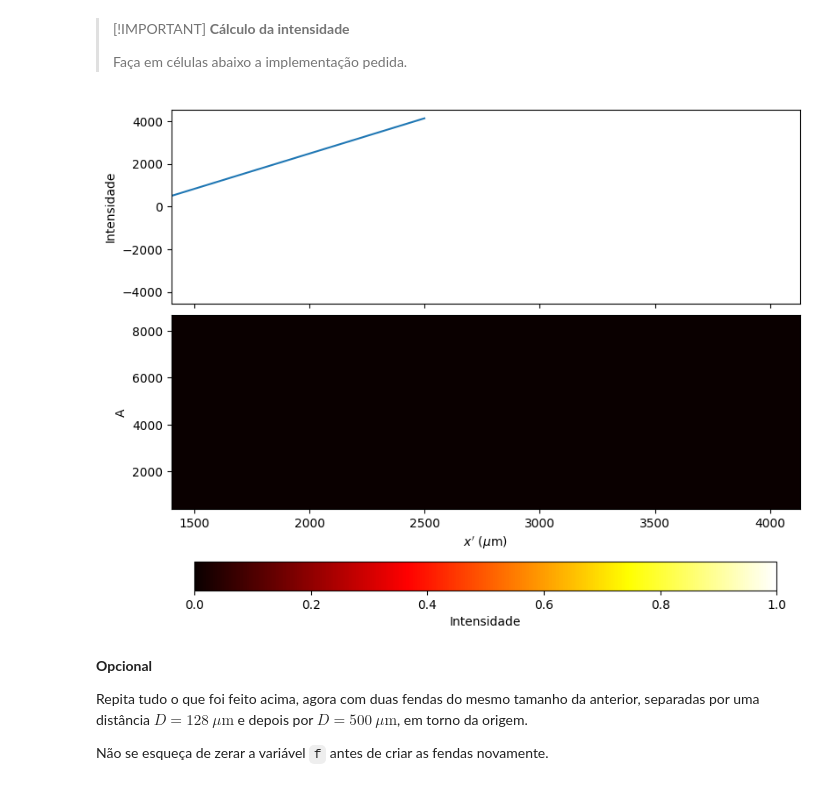
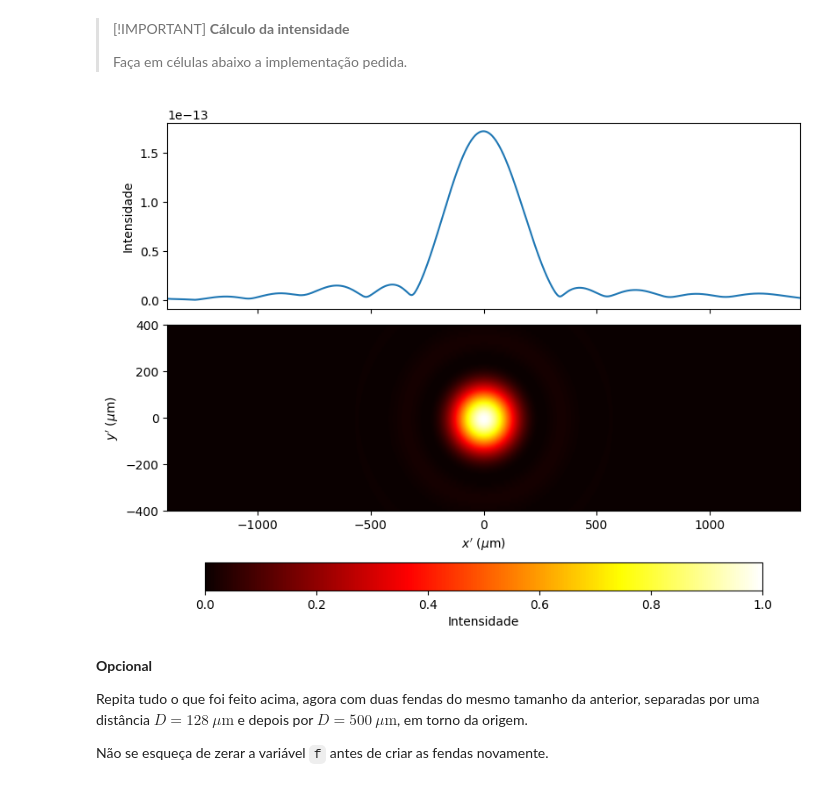
Before and after one commit to igor-inoue/trabalho_2, a Jupyter notebook: 02-trabalho_2.ipynb, the cells around one changed output. Cells and saved outputs as stored; diff of their text form; code cells hidden in the pictures.

```diff
--- a/02-trabalho_2.ipynb
+++ b/02-trabalho_2.ipynb
@@ -698,38 +698,38 @@ Vamos fazer isso de forma eficiente utilizando o pacote `fft` do SciPy.
 ####################################################
 ####################################################
 ####################################################
 
 L = 5 * 10 ** 6 # define L conforme o enunciado
 lb = 0.00185 # define lambda conforme o enunciado
 k = 2 * np.pi / lb # define k conforme o enunciado
 
 import scipy.fft as spfft
 
 fft_G = spfft.fft2( f * np.exp(1j * k / (2 * L) * (xc ** 2 + yc ** 2)) ) # função g da equação
 G = spfft.fftshift(fft_G)
 
 # cria o gráfico
 fig, ax = plt.subplots(2,1,sharex=True,figsize=(8,6), dpi=100,constrained_layout=True)
 
 Lx_screen = Nx*L*lb/(4*Lx)
 Ly_screen = Ny*L*lb/(4*Ly)
 
 abs_G = abs(G)
 
-ax[0].plot(np.linspace(-Lx_screen,Lx_screen, len(abs_G[0])))
+ax[0].plot(np.linspace(-Lx_screen,Lx_screen, len(abs_G[0])), abs_G[0])
 ax[0].set_ylabel(r"Intensidade")
 
-grafico = ax[1].imshow(abs_G**2/(abs_G**2).max(), cmap ='hot', extent = [-Lx_screen,Lx_screen,-Ly_screen,Ly_screen], interpolation = "bilinear", aspect="auto")
+grafico = ax[1].imshow(abs_G**2/(abs_G**2).max(), cmap ='hot', extent = [-Lx_screen,Lx_screen,-Ly_screen,Ly_screen], interpolation = "bilinear", aspect="auto") # espectro na parte inferior
 
-ax[1].set_xlim(Lx)
-ax[1].set_ylim(Ly)
+ax[1].set_xlim(-Lx, Lx) # define os limites do eixo x do segundo gráfico de -Lx até Lx
+ax[1].set_ylim(-Ly, Ly) # define os limites do eixo y do segundo gráfico de -Ly até Ly
 
 ax[1].set_xlabel('$x\'~(\\mu\\mathrm{m})$') # nomeia o eixo y
 ax[1].set_ylabel('$y\'~(\\mu\\mathrm{m})$') # nomeia o eixo x
 
 fig.colorbar(grafico, orientation="horizontal").set_label("Intensidade")
 # %% [output]
-[figure, old version]
+[figure, new version]
 # %% [markdown]
 **Opcional**
 
```
